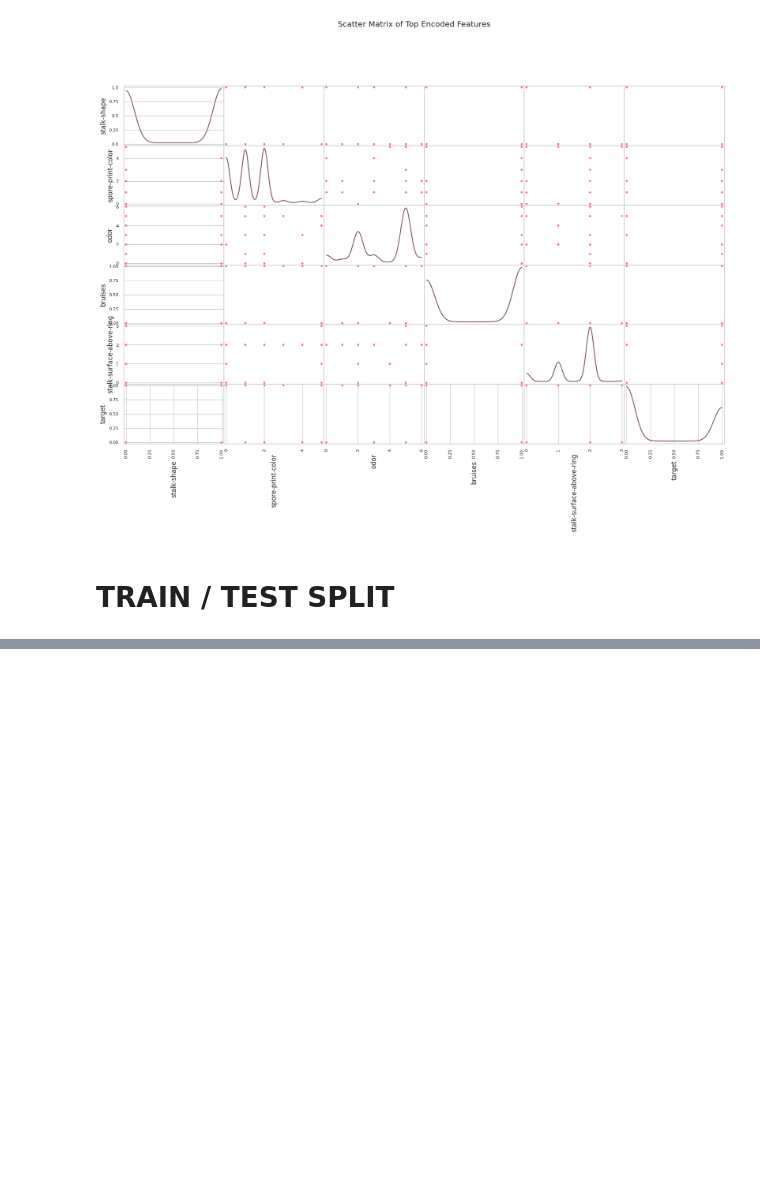
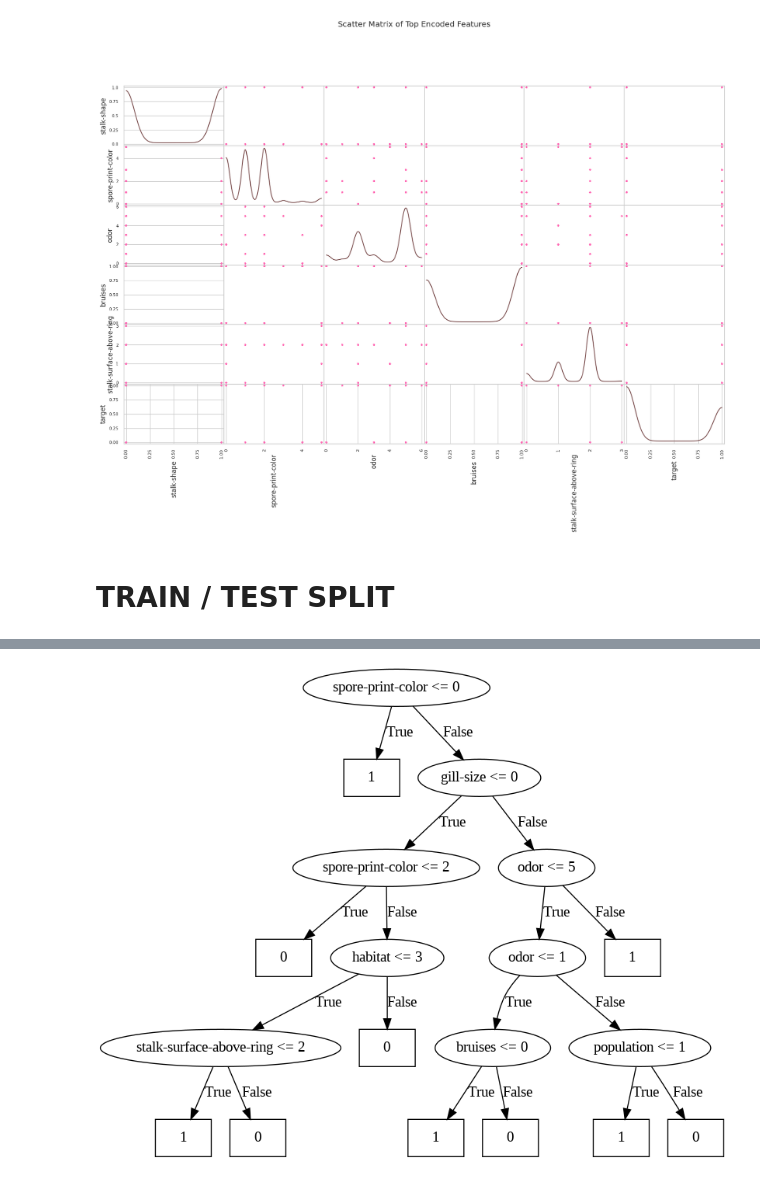
Before and after one commit to Cherryberry112/CSE475_Machine_Learning-, a Jupyter notebook: Lab/lab01_DecisionTree_RandomForest_Mushroom_dataset.ipynb, the cells around one changed output, grey strips where cells are left out. Drawn from its saved outputs; the diff is of its cells as text; code cells hidden in the pictures; blank space fills up the shorter version.

Commit message:
applied Manual decision tree following the algorithm of lab manual

```diff
--- a/Lab/lab01_DecisionTree_RandomForest_Mushroom_dataset.ipynb
+++ b/Lab/lab01_DecisionTree_RandomForest_Mushroom_dataset.ipynb
@@ -166,0 +171,95 @@ X_train, X_test, y_train, y_test = train_test_split(
+# %%
+class DecisionTree:
+    def __init__(self, max_depth=None, feature_names=None):
+        self.max_depth = max_depth
+        self.tree = None
+        self.feature_names = feature_names
+
+    def entropy(self, y):
+        _, counts = np.unique(y, return_counts=True)
+        probs = counts / len(y)
+        return -np.sum(probs * np.log2(probs))
+
+    def information_gain(self, y, y1, y2):
+        p = len(y1) / len(y)
+        return self.entropy(y) - p * self.entropy(y1) - (1 - p) * self.entropy(y2)
+
+    def best_split(self, X, y):
+        best_gain, best_feature, best_threshold = 0, None, None
+        for f in range(X.shape[1]):
+            for t in np.unique(X[:, f]):
+                y1 = y[X[:, f] <= t]
+                y2 = y[X[:, f] > t]
+                if len(y1) == 0 or len(y2) == 0:
+                    continue
+                gain = self.information_gain(y, y1, y2)
+                if gain > best_gain:
+                    best_gain, best_feature, best_threshold = gain, f, t
+        return best_feature, best_threshold
+
+    def build_tree(self, X, y, depth=0):
+        if len(np.unique(y)) == 1:
+            return y[0]
+        if self.max_depth and depth >= self.max_depth:
+            return np.argmax(np.bincount(y))
+
+        f, t = self.best_split(X, y)
+        if f is None:
+            return np.argmax(np.bincount(y))
+
+        left = X[:, f] <= t
+        right = X[:, f] > t
+
+        return {
+            "feature_name": self.feature_names[f],
+            "feature_index": f,
+            "threshold": t,
+            "left": self.build_tree(X[left], y[left], depth + 1),
+            "right": self.build_tree(X[right], y[right], depth + 1),
+        }
+
+    def fit(self, X, y):
+        self.tree = self.build_tree(X, y)
+
+    def _predict(self, tree, x):
+        if isinstance(tree, dict):
+            if x[tree["feature_index"]] <= tree["threshold"]:
+                return self._predict(tree["left"], x)
+            else:
+                return self._predict(tree["right"], x)
+        return tree
+
+    def predict(self, X):
+        return np.array([self._predict(self.tree, x) for x in X])
+
+    def visualize_tree(self, tree=None, dot=None, parent=None, edge_label=None):
+        if tree is None:
+            tree = self.tree
+        if dot is None:
+            dot = Digraph()
+            self.visualize_tree(tree, dot)
+            return dot
+
+        node_id = str(id(tree))
+        if isinstance(tree, dict):
+            label = f"{tree['feature_name']} <= {tree['threshold']}"
+            dot.node(node_id, label)
+            if parent:
+                dot.edge(parent, node_id, label=edge_label)
+            self.visualize_tree(tree["left"], dot, node_id, "True")
+            self.visualize_tree(tree["right"], dot, node_id, "False")
+        else:
+            dot.node(node_id, str(tree), shape="box")
+            if parent:
+                dot.edge(parent, node_id, label=edge_label)
+
+# Train Manual DT
+manual_dt = DecisionTree(max_depth=6, feature_names=feature_names)
+manual_dt.fit(X_train, y_train)
+y_pred_manual = manual_dt.predict(X_test)
+
+dot = manual_dt.visualize_tree()
+dot.render("manual_decision_tree", format="png", cleanup=True)
+display(Image("manual_decision_tree.png"))
+# %% [output]
+[figure, added]
```
Also changed, not shown: parts of 2 cells of this notebook.
